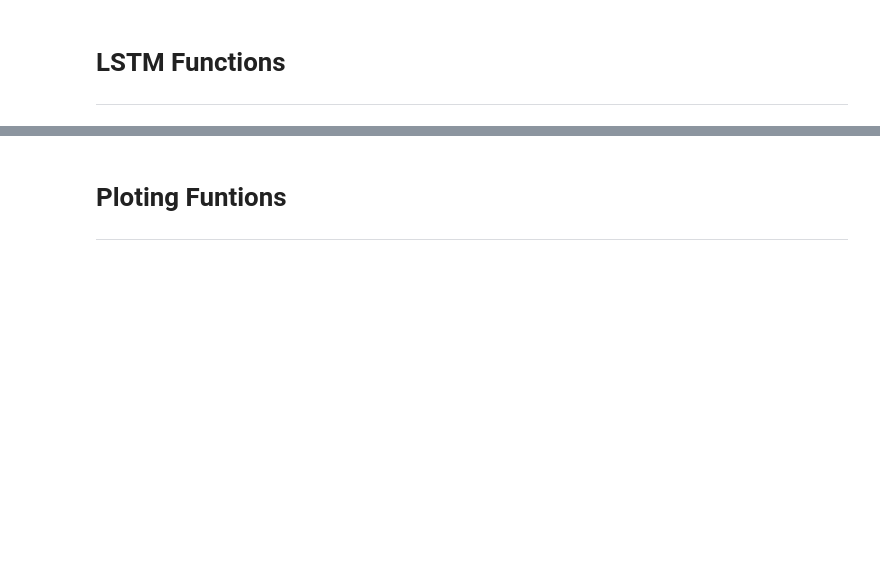
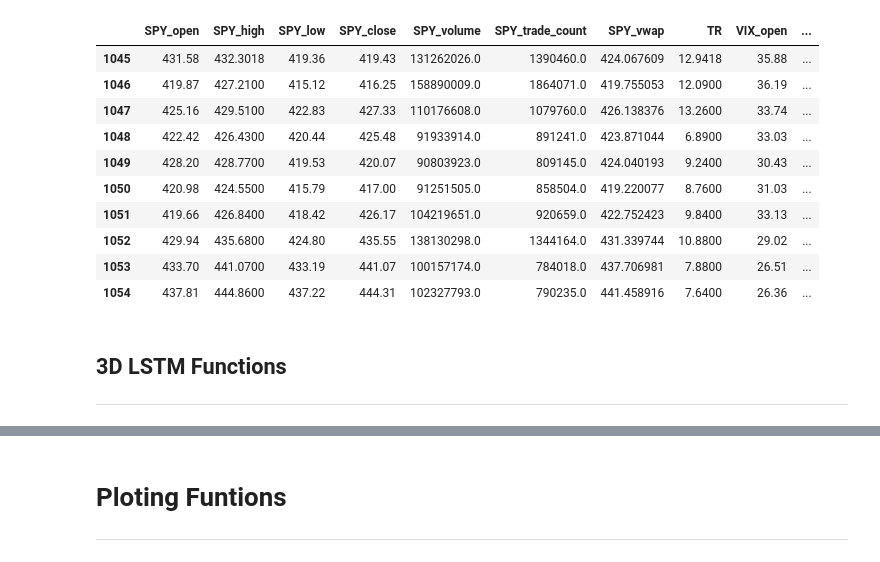
Before and after one commit to laramiedunlap/Project2, a Jupyter notebook: ying.ipynb, the cells around one changed output, grey strips where cells are left out. Saved outputs shown, nothing was run; the diff lists cells and outputs as text; code cells hidden in the pictures; blank space fills up the shorter version.

```diff
--- a/ying.ipynb
+++ b/ying.ipynb
@@ -9,4 +21,24 @@ import hvplot.pandas
+# %%
+# get the cleaned data
+
+df = (get_df(get_all_raw_data()))
+df = calc_weekly_range(df)
+df = grp_y_wk_d(df)
+df = drop_off_weeks(df)
+df.tail(10)
+# %% [output]
+|  | SPY_open | SPY_high | SPY_low | SPY_close | SPY_volume | SPY_trade_count | SPY_vwap | TR | VIX_open | ... |
+| 1045 | 431.58 | 432.3018 | 419.36 | 419.43 | 131262026.0 | 1390460.0 | 424.067609 | 12.9418 | 35.88 | ... |
+| 1046 | 419.87 | 427.2100 | 415.12 | 416.25 | 158890009.0 | 1864071.0 | 419.755053 | 12.0900 | 36.19 | ... |
+| 1047 | 425.16 | 429.5100 | 422.83 | 427.33 | 110176608.0 | 1079760.0 | 426.138376 | 13.2600 | 33.74 | ... |
+| 1048 | 422.42 | 426.4300 | 420.44 | 425.48 | 91933914.0 | 891241.0 | 423.871044 | 6.8900 | 33.03 | ... |
+| 1049 | 428.20 | 428.7700 | 419.53 | 420.07 | 90803923.0 | 809145.0 | 424.040193 | 9.2400 | 30.43 | ... |
+| 1050 | 420.98 | 424.5500 | 415.79 | 417.00 | 91251505.0 | 858504.0 | 419.220077 | 8.7600 | 31.03 | ... |
+| 1051 | 419.66 | 426.8400 | 418.42 | 426.17 | 104219651.0 | 920659.0 | 422.752423 | 9.8400 | 33.13 | ... |
+| 1052 | 429.94 | 435.6800 | 424.80 | 435.55 | 138130298.0 | 1344164.0 | 431.339744 | 10.8800 | 29.02 | ... |
+| 1053 | 433.70 | 441.0700 | 433.19 | 441.07 | 100157174.0 | 784018.0 | 437.706981 | 7.8800 | 26.51 | ... |
+| 1054 | 437.81 | 444.8600 | 437.22 | 444.31 | 102327793.0 | 790235.0 | 441.458916 | 7.6400 | 26.36 | ... |
 # %% [markdown]
-# LSTM Functions
+## 3D LSTM Functions
 ---
 # %%
```
Also changed, not shown: parts of 28 cells of this notebook.
